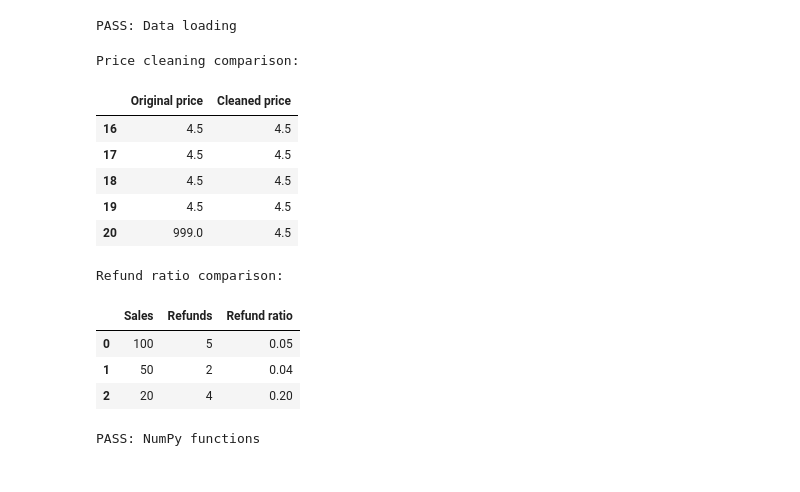
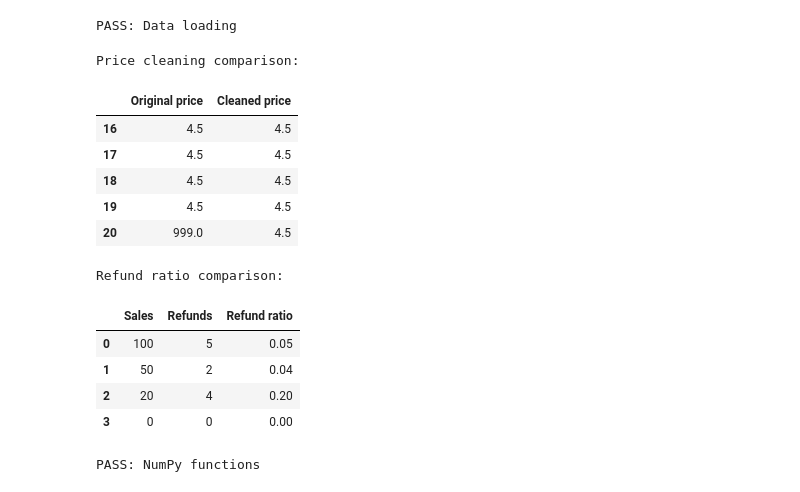
Before and after one commit to MaritaElk/Deliverable_02_week_43, a Jupyter notebook: Deliverable_02_week_43.ipynb, the cells around one changed output. Drawn from its saved outputs; the diff is of its cells as text; code cells hidden in the pictures.

```diff
--- a/Deliverable_02_week_43.ipynb
+++ b/Deliverable_02_week_43.ipynb
@@ -643,38 +675,50 @@ display(pd.DataFrame({
     "Cleaned price": test_cleaned_prices
 }).tail())
 
-# Test refund ratio calculation
-test_sales = np.array([100, 50, 20])
-test_refunds = np.array([5, 2, 4])
+# Test refund ratio calculation, including zero sales
+test_sales = np.array([100, 50, 20, 0])
+test_refunds = np.array([5, 2, 4, 0])
 
 test_ratios = compute_refund_ratio(
     test_sales, test_refunds
 )
 
-assert np.allclose(test_ratios, [0.05, 0.04, 0.20])
+expected_ratios = (
+    test_refunds / (test_sales + 10**-6)
+)
+
+assert np.allclose(test_ratios, expected_ratios), \
+    "Failed: Refund ratios do not match expected values."
+
+assert np.isfinite(test_ratios).all(), \
+    "Failed: Refund ratios contain infinite or NaN values."
+
+assert test_ratios[-1] == 0.0, \
+    "Failed: Zero sales and zero refunds should return 0."
 
 print("\nRefund ratio comparison:")
 
 display(pd.DataFrame({
     "Sales": test_sales,
     "Refunds": test_refunds,
     "Refund ratio": test_ratios
 }).round(4))
 
 print("PASS: NumPy functions")
 # %% [output]
 Price cleaning comparison:
 |  | Original price | Cleaned price |
 | 16 | 4.5 | 4.5 |
 | 17 | 4.5 | 4.5 |
 | 18 | 4.5 | 4.5 |
 | 19 | 4.5 | 4.5 |
 | 20 | 999.0 | 4.5 |
 Refund ratio comparison:
 |  | Sales | Refunds | Refund ratio |
 | 0 | 100 | 5 | 0.05 |
 | 1 | 50 | 2 | 0.04 |
 | 2 | 20 | 4 | 0.20 |
+| 3 | 0 | 0 | 0.00 |
 PASS: NumPy functions
 # %%
 
```
Also changed, not shown: parts of 8 cells of this notebook.
